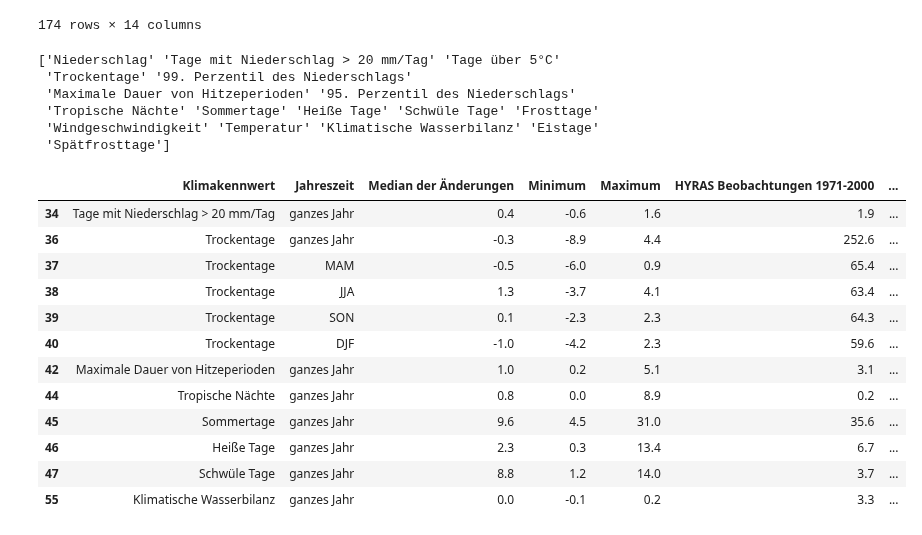
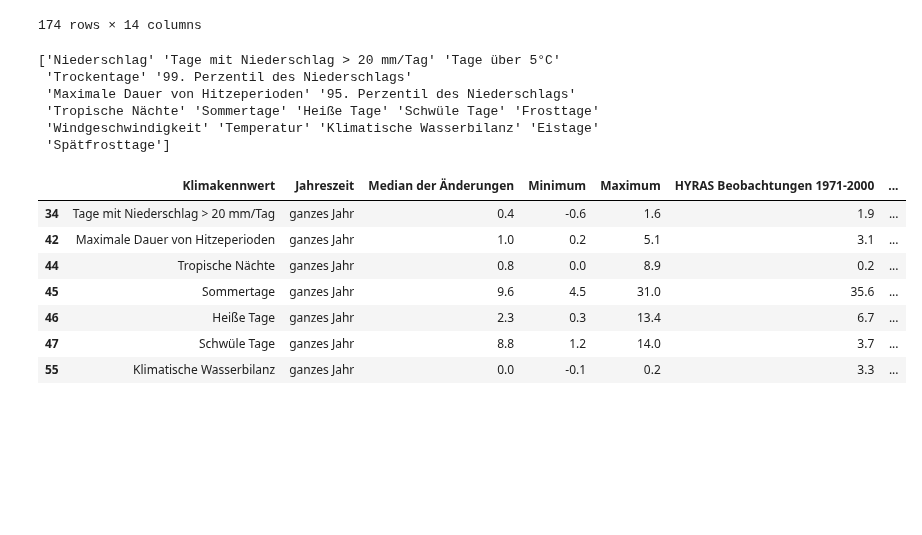
Before and after one commit to uclab-potsdam/klimataz, a Jupyter notebook: data_exploration/climatechangeindicators.ipynb, the cells around one changed output. Saved outputs shown, nothing was run; the diff lists cells and outputs as text; code cells hidden in the pictures; blank space fills up the shorter version.

```diff
--- a/data_exploration/climatechangeindicators.ipynb
+++ b/data_exploration/climatechangeindicators.ipynb
@@ -41,30 +41,28 @@ df_org
 # %%
 df = df_org.copy()
 print(df.Klimakennwert.unique())
 df = df[df["Period"] == "2036-2065"]
 df = df[df["RCP"] == 45]
+df = df[df["Jahreszeit"] == "ganzes Jahr"]
 
-sommerwerte = ["Trockentage","Maximale Dauer von Hitzeperioden","Tropische Nächte","Sommertage","Heiße Tage","Schwüle Tage","Tage mit Niederschlag > 20 mm/Tag","Klimatische Wasserbilanz"]
+sommerwerte = ["Maximale Dauer von Hitzeperioden","Tropische Nächte","Sommertage","Heiße Tage","Schwüle Tage","Tage mit Niederschlag > 20 mm/Tag","Klimatische Wasserbilanz"]
 df = df[df["Klimakennwert"].isin(sommerwerte)]
 
 df["prozentuale Änderung"] = df["Median der Änderungen"] / df ["HYRAS Beobachtungen 1971-2000"] * 100
+df["beobachtung und änderung"] = df["Median der Änderungen"] + df ["HYRAS Beobachtungen 1971-2000"]
 
-df[["Klimakennwert","Jahreszeit","Median der Änderungen","Minimum","Maximum","HYRAS Beobachtungen 1971-2000","prozentuale Änderung"]]
-df.to_csv("data/gerics_klimaausblick_barnim_sommer.csv")
+df[["Klimakennwert","Jahreszeit","Median der Änderungen","Minimum","Maximum","HYRAS Beobachtungen 1971-2000","prozentuale Änderung","beobachtung und änderung"]]
+#df.to_csv("data/gerics_klimaausblick_barnim_sommer.csv")
+#df
 # %% [output]
 ['Niederschlag' 'Tage mit Niederschlag > 20 mm/Tag' 'Tage über 5°C'
  'Trockentage' '99. Perzentil des Niederschlags'
  'Maximale Dauer von Hitzeperioden' '95. Perzentil des Niederschlags'
  'Tropische Nächte' 'Sommertage' 'Heiße Tage' 'Schwüle Tage' 'Frosttage'
  'Windgeschwindigkeit' 'Temperatur' 'Klimatische Wasserbilanz' 'Eistage'
  'Spätfrosttage']
 |  | Klimakennwert | Jahreszeit | Median der Änderungen | Minimum | Maximum | HYRAS Beobachtungen 1971-2000 | ... |
 | 34 | Tage mit Niederschlag > 20 mm/Tag | ganzes Jahr | 0.4 | -0.6 | 1.6 | 1.9 | ... |
-| 36 | Trockentage | ganzes Jahr | -0.3 | -8.9 | 4.4 | 252.6 | ... |
-| 37 | Trockentage | MAM | -0.5 | -6.0 | 0.9 | 65.4 | ... |
-| 38 | Trockentage | JJA | 1.3 | -3.7 | 4.1 | 63.4 | ... |
-| 39 | Trockentage | SON | 0.1 | -2.3 | 2.3 | 64.3 | ... |
-| 40 | Trockentage | DJF | -1.0 | -4.2 | 2.3 | 59.6 | ... |
 | 42 | Maximale Dauer von Hitzeperioden | ganzes Jahr | 1.0 | 0.2 | 5.1 | 3.1 | ... |
 | 44 | Tropische Nächte | ganzes Jahr | 0.8 | 0.0 | 8.9 | 0.2 | ... |
 | 45 | Sommertage | ganzes Jahr | 9.6 | 4.5 | 31.0 | 35.6 | ... |
```
Also changed, not shown: 2 other files.
